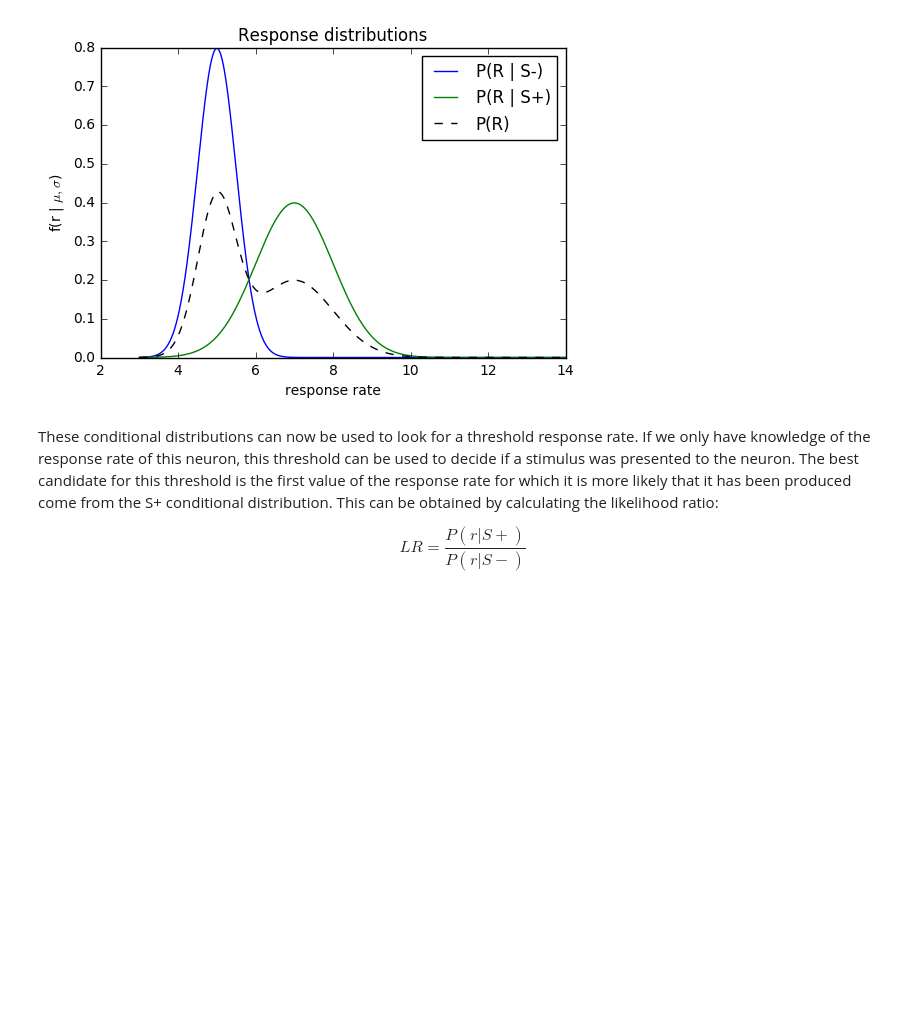
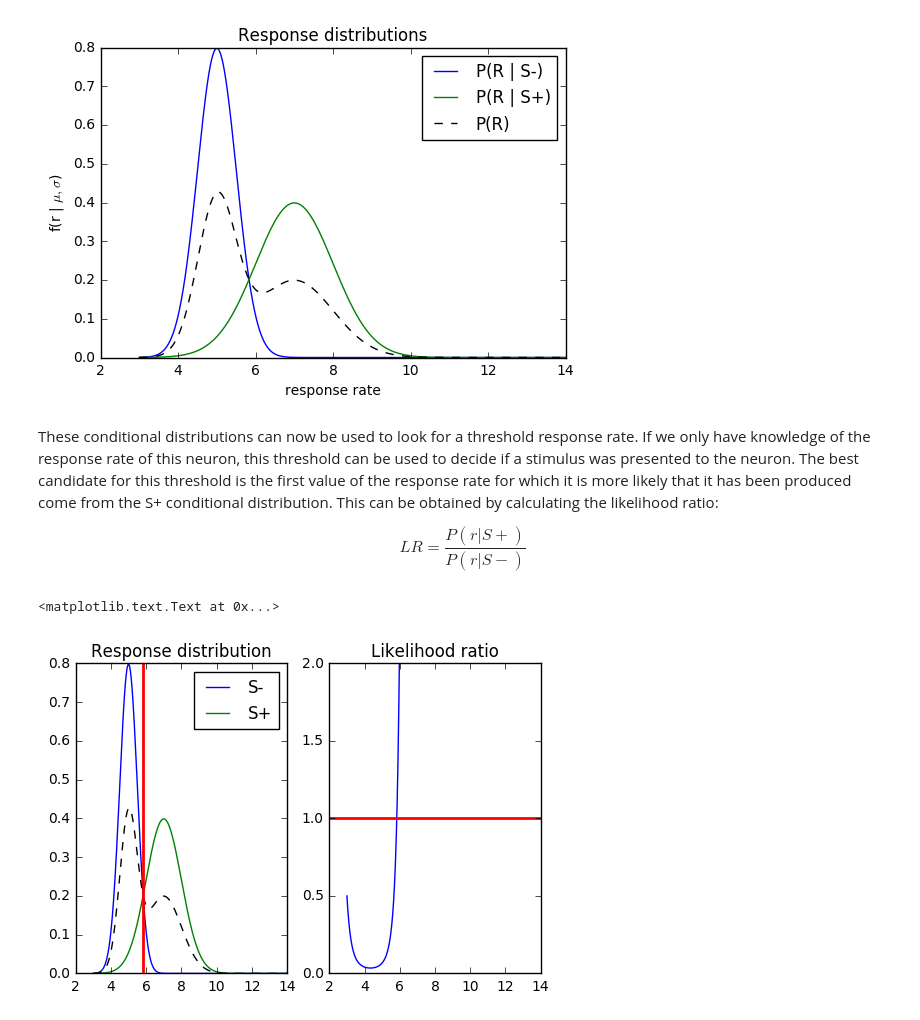
Before and after one commit to computational-neuroscience/Computational-Neuroscience-UW, a Jupyter notebook: week-03/LIkelihood ratio.ipynb, the cells around one changed output. Drawn from its saved outputs; the diff is of its cells as text; code cells hidden in the pictures; blank space fills up the shorter version.

```diff
--- a/week-03/LIkelihood ratio.ipynb
+++ b/week-03/LIkelihood ratio.ipynb
@@ -44,3 +46,22 @@ These conditional distributions can now be used to look for a threshold response
 $$
 LR = \dfrac{P(r | S+)}{P(r | S-)}
 $$
+# %%
+lr = r_splus/r_smin
+lr_1 = np.argmax(lr >= 1)
+
+plt.subplot(121)
+plt.plot(x,r_smin)
+plt.plot(x,r_splus)
+plt.plot(x,r,'--k')
+plt.axvline(x[lr_1],linewidth=2,color='r')
+plt.legend(['S-','S+'])
+plt.title('Response distribution')
+plt.subplot(122)
+plt.plot(x,lr)
+plt.axhline(y=1,linewidth = 2, color='r')
+plt.ylim(0,2)
+plt.title('Likelihood ratio')
+# %% [output]
+<matplotlib.text.Text at 0x...>
+[figure, added]
```
Also changed, not shown: parts of 4 cells of this notebook.
